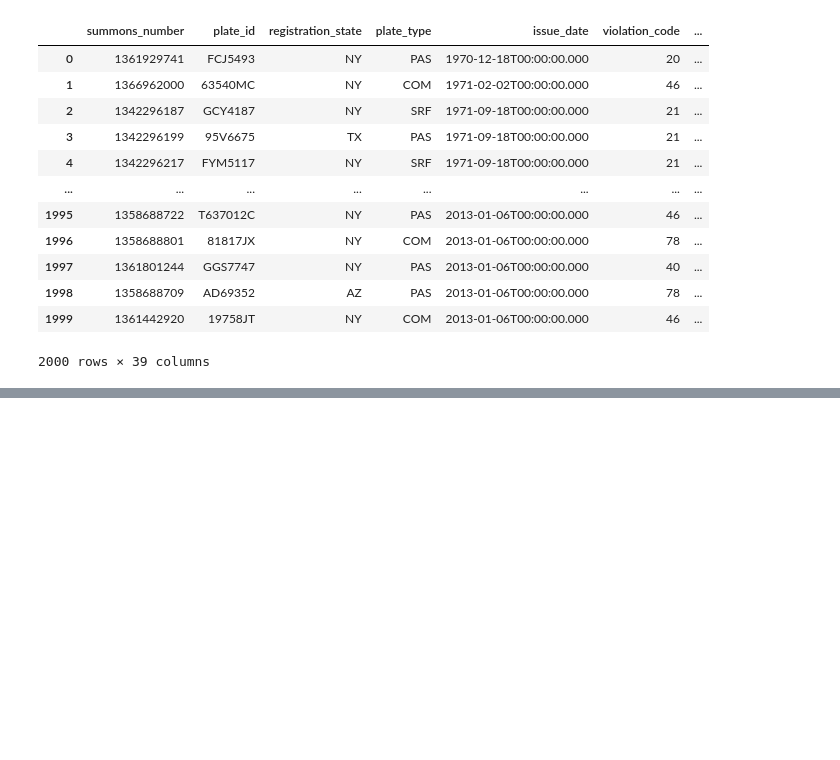
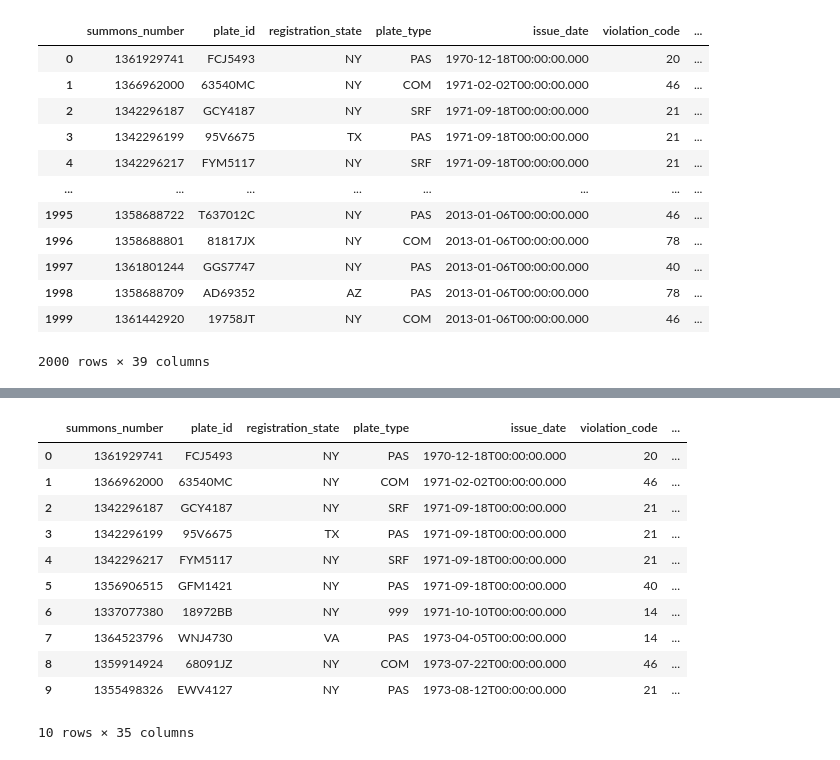
Before and after one commit to sauceboss1526/BestAndRest, a Jupyter notebook: BestAndRest/NHLscraper/NHLscrape.ipynb, the cells around one changed output, grey strips where cells are left out. Drawn from its saved outputs; the diff is of its cells as text; code cells hidden in the pictures; blank space fills up the shorter version.

```diff
--- a/BestAndRest/NHLscraper/NHLscrape.ipynb
+++ b/BestAndRest/NHLscraper/NHLscrape.ipynb
@@ -132,3 +156,12 @@ results_df
 | 1998 | 1358688709 | AD69352 | AZ | PAS | 2013-01-06T00:00:00.000 | 78 | ... |
 | 1999 | 1361442920 | 19758JT | NY | COM | 2013-01-06T00:00:00.000 | 46 | ... |
 2000 rows × 39 columns
+# %%
+def results(endpointdf, records):
+        client = Socrata("data.cityofnewyork.us", None)
+        data = client.get(endpointdf, limit=records)
+        name = pd.DataFrame.from_records(data)
+        return name
+
+results("jt7v-77mi", 10)
+# %% [output]
@@ -134,0 +169,12 @@ results_df
+|  | summons_number | plate_id | registration_state | plate_type | issue_date | violation_code | ... |
+| 0 | 1361929741 | FCJ5493 | NY | PAS | 1970-12-18T00:00:00.000 | 20 | ... |
+| 1 | 1366962000 | 63540MC | NY | COM | 1971-02-02T00:00:00.000 | 46 | ... |
+| 2 | 1342296187 | GCY4187 | NY | SRF | 1971-09-18T00:00:00.000 | 21 | ... |
+| 3 | 1342296199 | 95V6675 | TX | PAS | 1971-09-18T00:00:00.000 | 21 | ... |
+| 4 | 1342296217 | FYM5117 | NY | SRF | 1971-09-18T00:00:00.000 | 21 | ... |
+| 5 | 1356906515 | GFM1421 | NY | PAS | 1971-09-18T00:00:00.000 | 40 | ... |
+| 6 | 1337077380 | 18972BB | NY | 999 | 1971-10-10T00:00:00.000 | 14 | ... |
+| 7 | 1364523796 | WNJ4730 | VA | PAS | 1973-04-05T00:00:00.000 | 14 | ... |
+| 8 | 1359914924 | 68091JZ | NY | COM | 1973-07-22T00:00:00.000 | 46 | ... |
+| 9 | 1355498326 | EWV4127 | NY | PAS | 1973-08-12T00:00:00.000 | 21 | ... |
+10 rows × 35 columns
```
Also changed, not shown: parts of 5 cells of this notebook, 8 other files.
